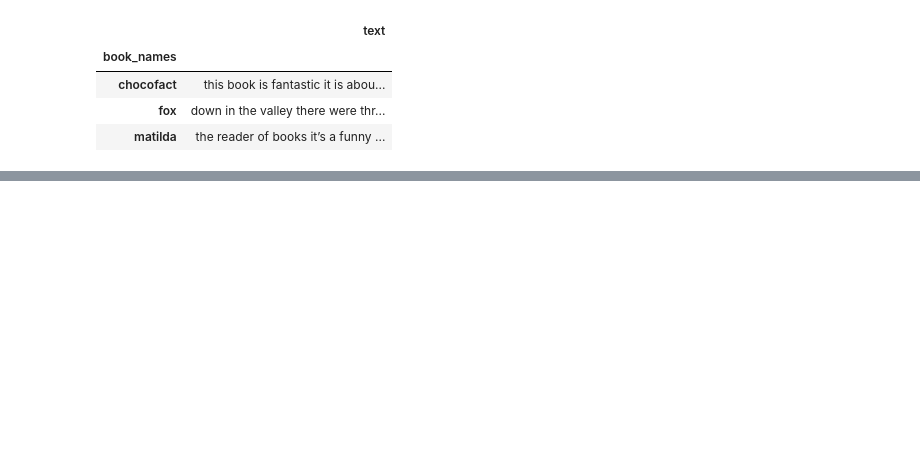
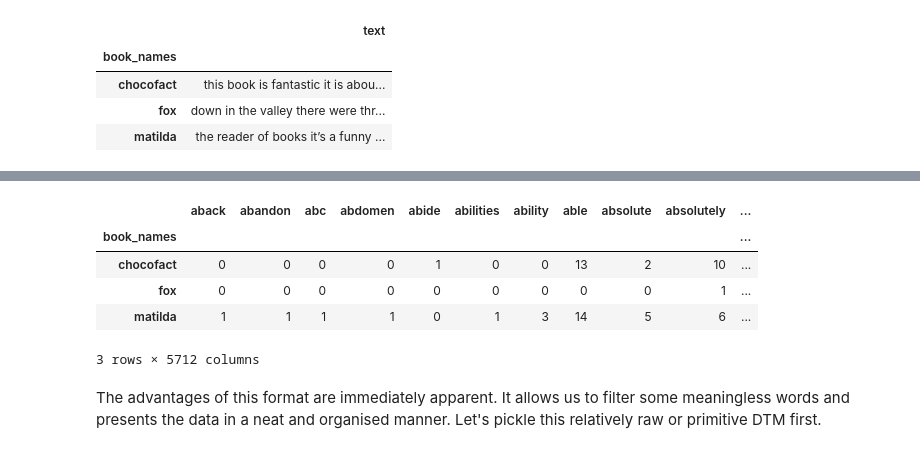
Before and after one commit to cluelesselectrostar/My-Own-NLP-Project, a Jupyter notebook: data_cleaning.ipynb, the cells around one changed output, grey strips where cells are left out. Drawn from its saved outputs; the diff is of its cells as text; code cells hidden in the pictures; blank space fills up the shorter version.

```diff
--- a/data_cleaning.ipynb
+++ b/data_cleaning.ipynb
@@ -129,0 +167,18 @@ data_b_cleaned.text.loc['fox'][46000:]
+# %%
+from sklearn.feature_extraction.text import CountVectorizer
+
+# Tokenize text, fit it into a mask (that removes stop words), and transform it in a DTM
+cv = CountVectorizer(stop_words='english')
+data_cv = cv.fit_transform(data_b_cleaned.text)
+data_dtm = pd.DataFrame(data_cv.toarray(), columns=cv.get_feature_names()) #Transform DTM (in context a vocabulary/ dictionary) into pandas dataframe format
+data_dtm.index = data_b_cleaned.index
+data_dtm
+# %% [output]
+|  | aback | abandon | abc | abdomen | abide | abilities | ability | able | absolute | absolutely | ... |
+| book_names |  |  |  |  |  |  |  |  |  |  | ... |
+| chocofact | 0 | 0 | 0 | 0 | 1 | 0 | 0 | 13 | 2 | 10 | ... |
+| fox | 0 | 0 | 0 | 0 | 0 | 0 | 0 | 0 | 0 | 1 | ... |
+| matilda | 1 | 1 | 1 | 1 | 0 | 1 | 3 | 14 | 5 | 6 | ... |
+3 rows × 5712 columns
+# %% [markdown]
+The advantages of this format are immediately apparent. It allows us to filter some meaningless words and presents the data in a neat and organised manner. Let's pickle this relatively raw or primitive DTM first.
```
Also changed, not shown: parts of 22 cells of this notebook, 6 other files.
